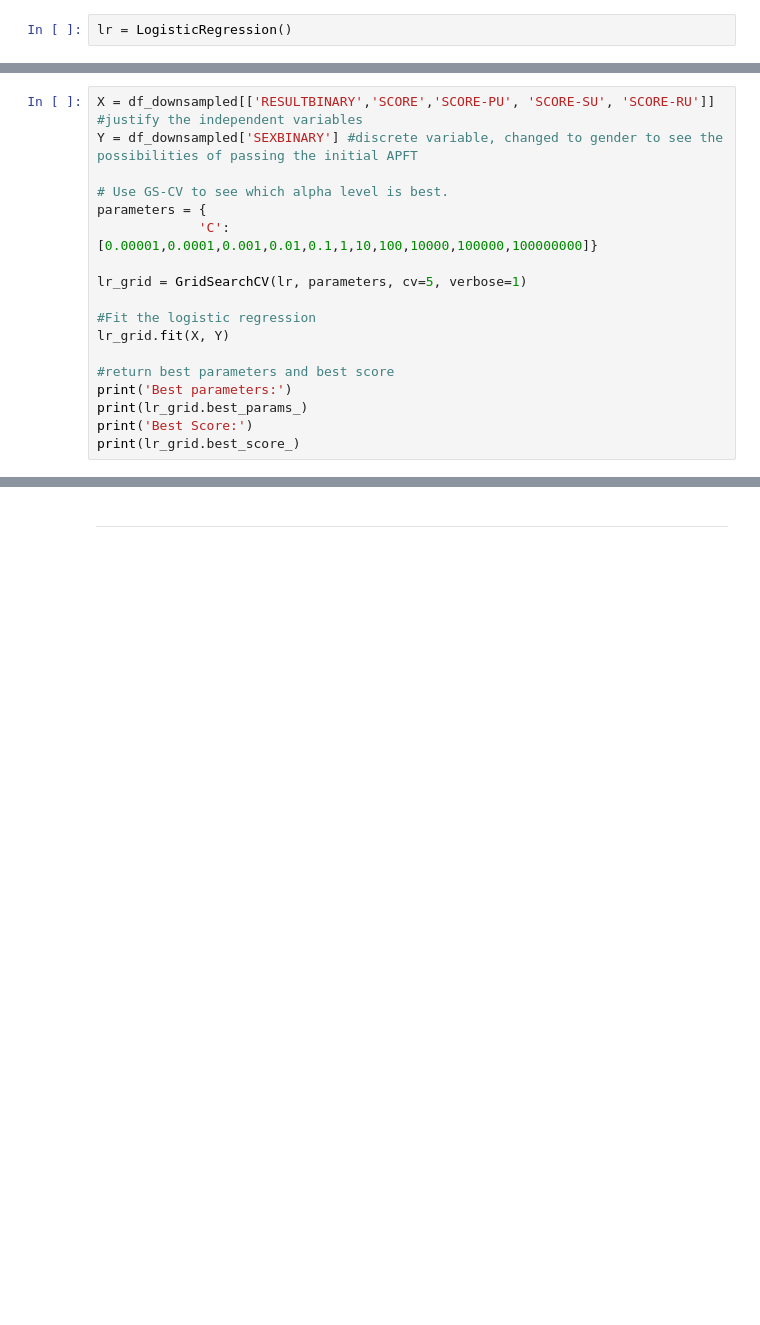
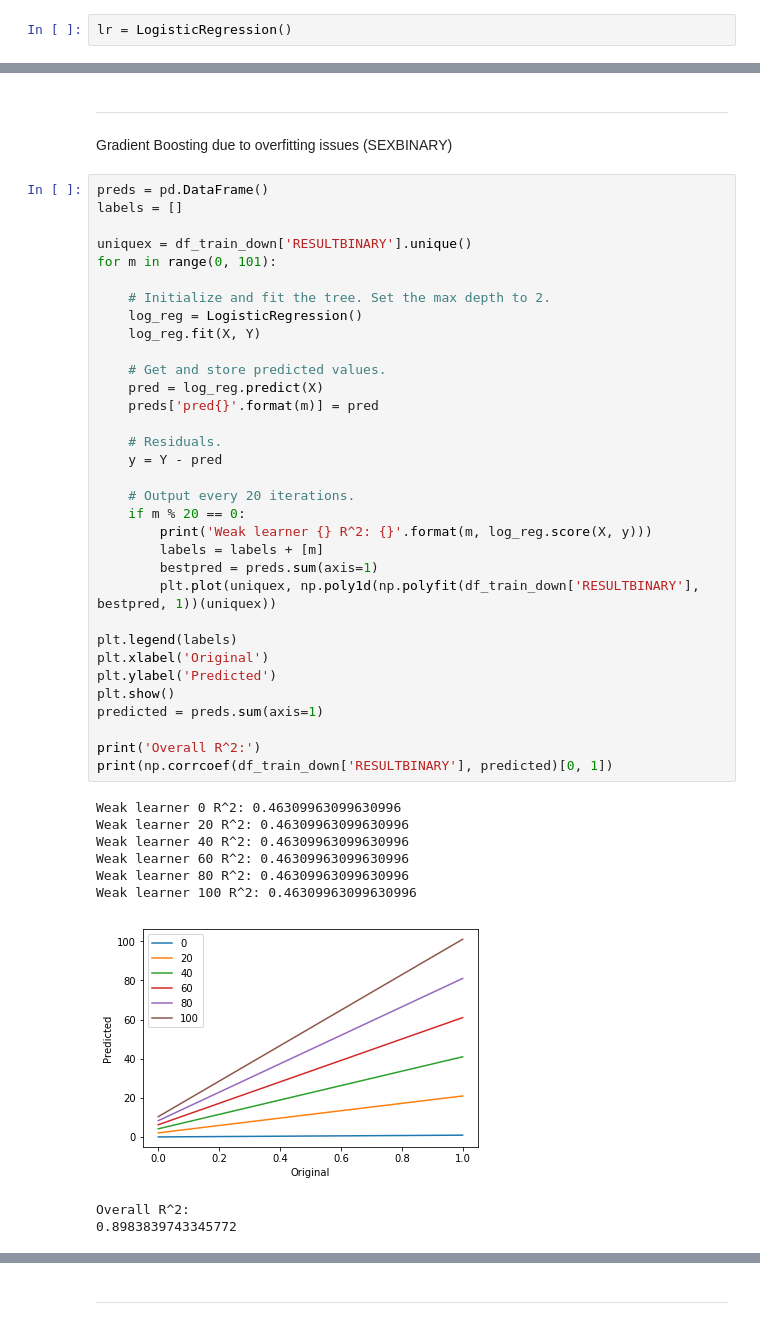
Before and after one commit to ThompsonL/ThinkfulProjects, a Jupyter notebook: Thinkful Data Science Course/Unit3 Deeper into Supervised Learning/Capstone.ipynb, the cells around one changed output, grey strips where cells are left out. Saved outputs shown, nothing was run; the diff lists cells and outputs as text; blank space fills up the shorter version.

```diff
--- a/Thinkful Data Science Course/Unit3 Deeper into Supervised Learning/Capstone.ipynb
+++ b/Thinkful Data Science Course/Unit3 Deeper into Supervised Learning/Capstone.ipynb
@@ -254,18 +293,0 @@ Best Score:
-# %%
-X = df_downsampled[['RESULTBINARY','SCORE','SCORE-PU', 'SCORE-SU', 'SCORE-RU']] #justify the independent variables
-Y = df_downsampled['SEXBINARY'] #discrete variable, changed to gender to see the possibilities of passing the initial APFT
-
-# Use GS-CV to see which alpha level is best.
-parameters = {
-             'C':[0.00001,0.0001,0.001,0.01,0.1,1,10,100,10000,100000,100000000]}
-
-lr_grid = GridSearchCV(lr, parameters, cv=5, verbose=1)
-
-#Fit the logistic regression
-lr_grid.fit(X, Y)
-
-#return best parameters and best score
-print('Best parameters:')
-print(lr_grid.best_params_)
-print('Best Score:')
-print(lr_grid.best_score_)
@@ -324,0 +344,47 @@ array([0.78947368, 0.83333333, 0.82352941, 0.82352941, 0.82352941])
+# %% [markdown]
+---
+# %% [markdown]
+Gradient Boosting due to overfitting issues (SEXBINARY)
+# %%
+preds = pd.DataFrame()
+labels = []
+
+uniquex = df_train_down['RESULTBINARY'].unique()
+for m in range(0, 101):
+
+    # Initialize and fit the tree. Set the max depth to 2.
+    log_reg = LogisticRegression()
+    log_reg.fit(X, Y)
+
+    # Get and store predicted values.
+    pred = log_reg.predict(X)
+    preds['pred{}'.format(m)] = pred
+
+    # Residuals.
+    y = Y - pred
+
+    # Output every 20 iterations.
+    if m % 20 == 0:
+        print('Weak learner {} R^2: {}'.format(m, log_reg.score(X, y)))
+        labels = labels + [m]
+        bestpred = preds.sum(axis=1)
+        plt.plot(uniquex, np.poly1d(np.polyfit(df_train_down['RESULTBINARY'], bestpred, 1))(uniquex))
+
+plt.legend(labels)
+plt.xlabel('Original')
+plt.ylabel('Predicted')
+plt.show()
+predicted = preds.sum(axis=1)
+
+print('Overall R^2:')
+print(np.corrcoef(df_train_down['RESULTBINARY'], predicted)[0, 1])
+# %% [output]
+Weak learner 0 R^2: 0.46309963099630996
+Weak learner 20 R^2: 0.46309963099630996
+Weak learner 40 R^2: 0.46309963099630996
+Weak learner 60 R^2: 0.46309963099630996
+Weak learner 80 R^2: 0.46309963099630996
+Weak learner 100 R^2: 0.46309963099630996
+[figure, added]
+Overall R^2:
+0.8983839743345772
```
Also changed, not shown: parts of 36 cells of this notebook, 8 other files.
